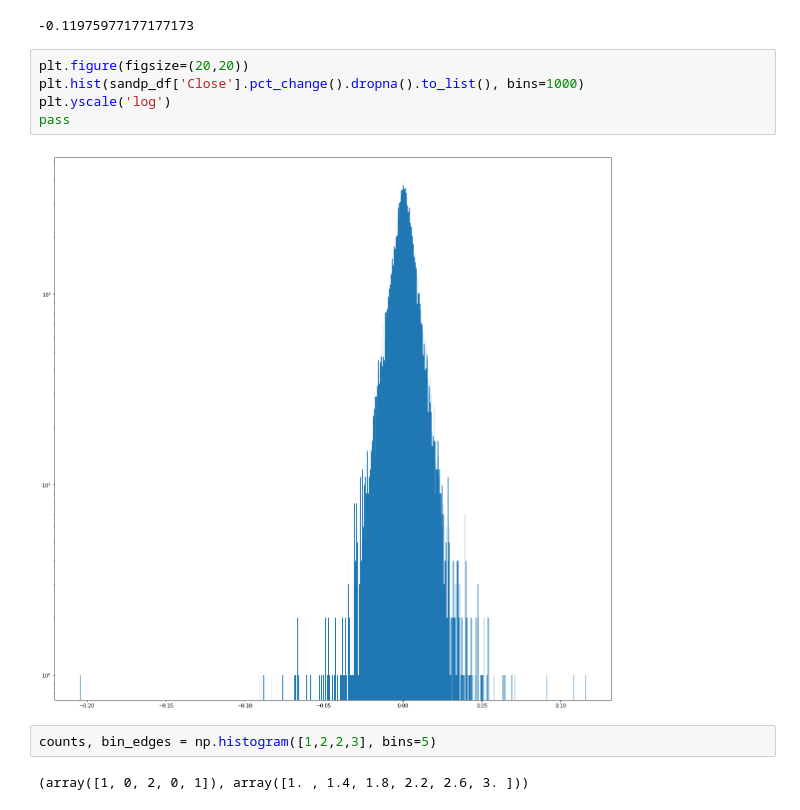
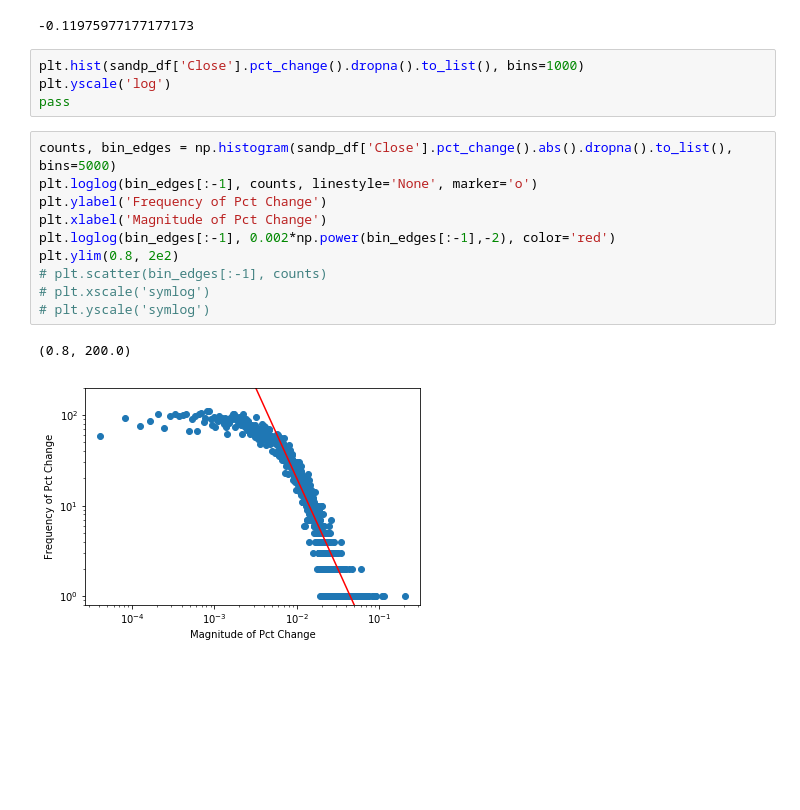
Before and after one commit to ndey96/market_crash_analysis, a Jupyter notebook: Stock Exploration.ipynb, the cells around one changed output. Saved outputs shown, nothing was run; the diff lists cells and outputs as text; blank space fills up the shorter version.

Commit message:
add graphs

```diff
--- a/Stock Exploration.ipynb
+++ b/Stock Exploration.ipynb
@@ -222,13 +222,19 @@ end_row = recession_rows.tail(1)
 # %% [output]
 -0.11975977177177173
 # %%
-plt.figure(figsize=(20,20))
 plt.hist(sandp_df['Close'].pct_change().dropna().to_list(), bins=1000)
 plt.yscale('log')
 pass
-# %% [output]
-[figure, removed]
-# %%
-counts, bin_edges = np.histogram([1,2,2,3], bins=5)
-# %% [output]
-(array([1, 0, 2, 0, 1]), array([1. , 1.4, 1.8, 2.2, 2.6, 3. ]))
+# %%
+counts, bin_edges = np.histogram(sandp_df['Close'].pct_change().abs().dropna().to_list(), bins=5000)
+plt.loglog(bin_edges[:-1], counts, linestyle='None', marker='o')
+plt.ylabel('Frequency of Pct Change')
+plt.xlabel('Magnitude of Pct Change')
+plt.loglog(bin_edges[:-1], 0.002*np.power(bin_edges[:-1],-2), color='red')
+plt.ylim(0.8, 2e2)
+# plt.scatter(bin_edges[:-1], counts)
+# plt.xscale('symlog')
+# plt.yscale('symlog')
+# %% [output]
+(0.8, 200.0)
+[figure, added]
```
Also changed, not shown: parts of 4 cells of this notebook, 2 other files.
